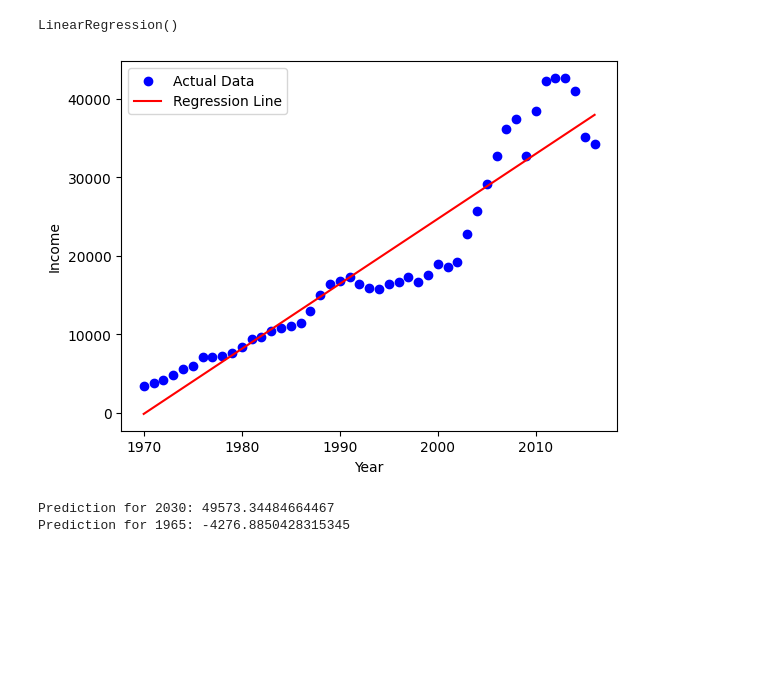
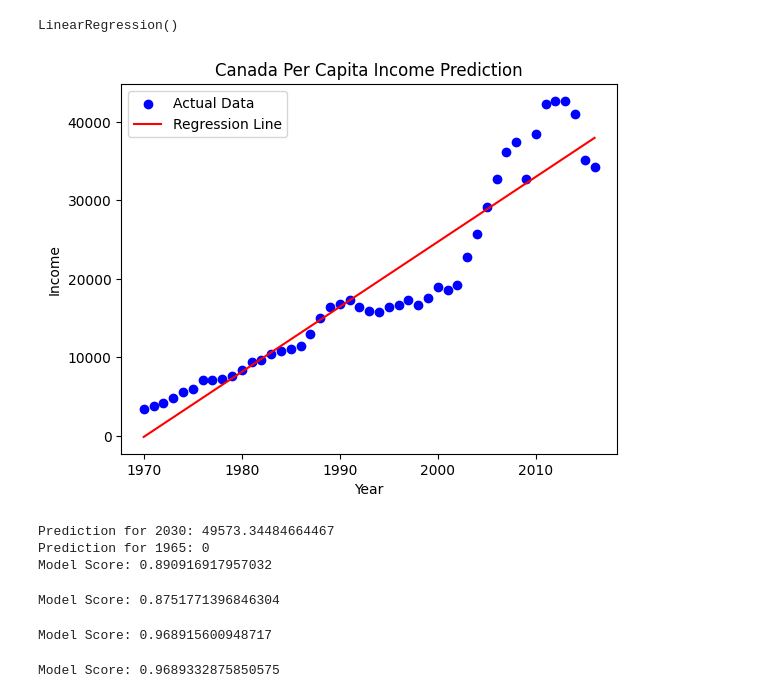
Before and after one commit to jacobfrancisr1/csc180, a Jupyter notebook: Excercises/Excercise-2.ipynb, the cells around one changed output. Cells and saved outputs as stored; diff of their text form; code cells hidden in the pictures; blank space fills up the shorter version.

```diff
--- a/Excercises/Excercise-2.ipynb
+++ b/Excercises/Excercise-2.ipynb
@@ -22,23 +27,31 @@ df.head()
 # %%
 # Create and train linear regression model
 model = linear_model.LinearRegression()
-model.fit(df[['year']], df.income)
+X=df[['year']]
+y=df['income']
+model.fit(X,y)
 # %% [output]
 LinearRegression()
 # %%
 # Plot actual data and regression line
 plt.scatter(df.year, df.income, color="blue", label="Actual Data")
 plt.plot(df.year, model.predict(df[['year']]), color="red", label="Regression Line")
 plt.xlabel("Year")
 plt.ylabel("Income")
 plt.legend()
+plt.title("Canada Per Capita Income Prediction")
 plt.show()
 # %% [output]
-[figure, old version]
+[figure, new version]
 # %%
-# Predict income for given years
-print("Prediction for 2030:", model.predict([[2030]])[0])
-print("Prediction for 1965:", model.predict([[1965]])[0])
+# Predict income for given years with boundary (no negatives)
+pred_2030 = max(model.predict([[2030]])[0], 0)
+pred_1965 = max(model.predict([[1965]])[0], 0)
+
+print("Prediction for 2030:", pred_2030)
+print("Prediction for 1965:", pred_1965)
+print("Model Score:", model.score(X, y))
 # %% [output]
 Prediction for 2030: 49573.34484664467
-Prediction for 1965: -4276.8850428315345
+Prediction for 1965: 0
+Model Score: 0.890916917957032
@@ -44,0 +61,19 @@ Prediction for 1965: -4276.8850428315345
+# %%
+# Create and train linear regression model
+model2 = linear_model.LinearRegression()
+model2.fit(X_train, y_train)
+print("Model Score:", model2.score(X_test, y_test))
+# %% [output]
+Model Score: 0.8751771396846304
+# %%
+model3 = DecisionTreeRegressor()
+model3.fit(X_train, y_train)
+print("Model Score:", model3.score(X_test, y_test))
+# %% [output]
+Model Score: 0.968915600948717
+# %%
+model4 = RandomForestRegressor()
+model4.fit(X_train, y_train)
+print("Model Score:", model4.score(X_test, y_test))
+# %% [output]
+Model Score: 0.9689332875850575
```
Also changed, not shown: parts of 4 cells of this notebook, 5 other files.
